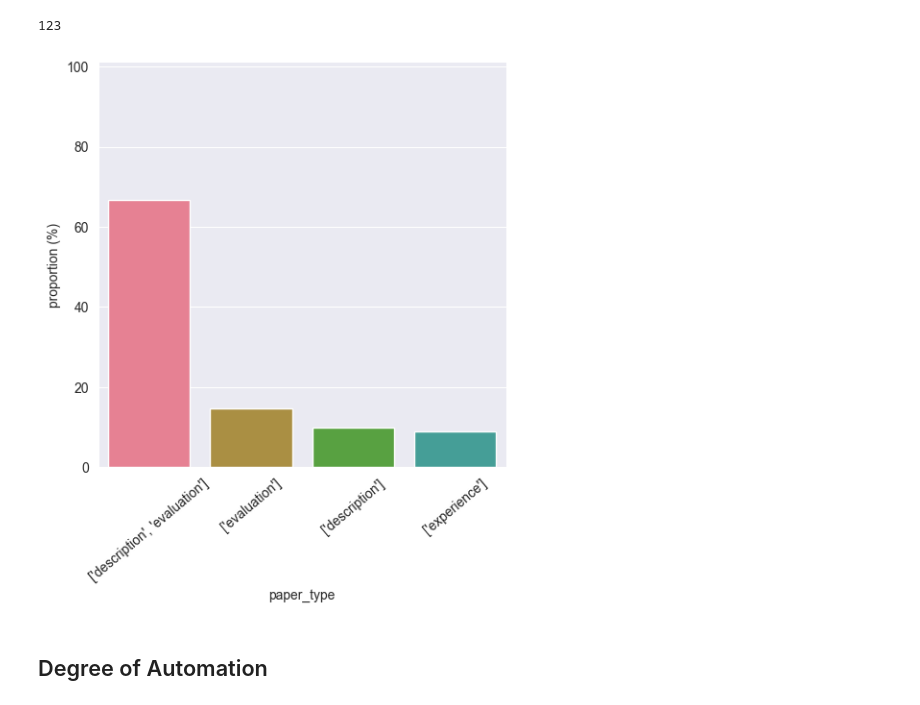
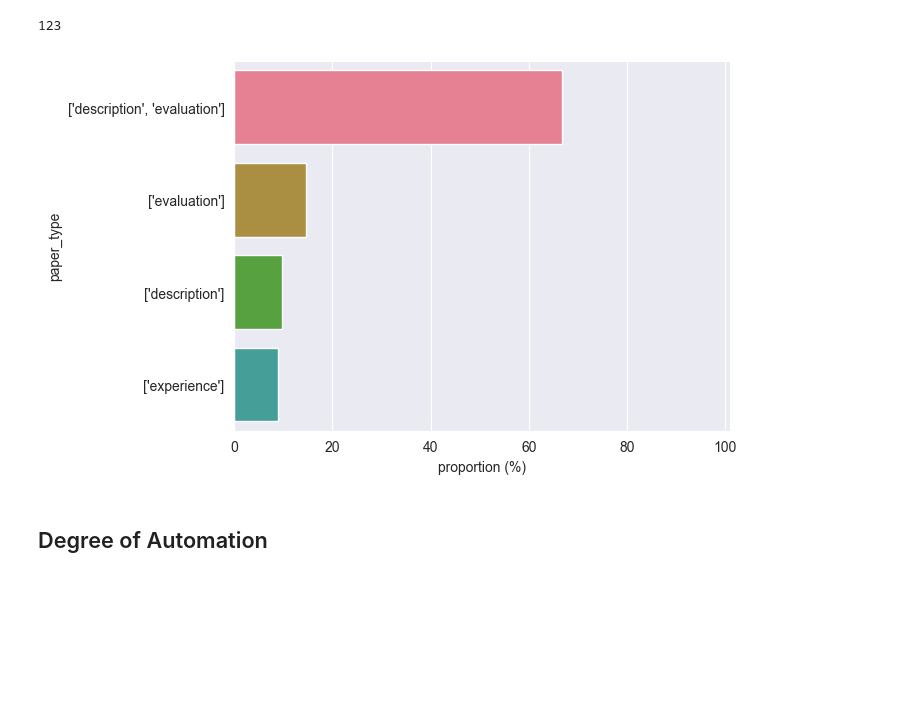
Before and after one commit to m-messer/Automated-Assessment-SLR-Data-Processing, a Jupyter notebook: analysis.ipynb, the cells around one changed output. Drawn from its saved outputs; the diff is of its cells as text; code cells hidden in the pictures; blank space fills up the shorter version.

Commit message:
PHD-128 Converted most bar charts to horiz

```diff
--- a/analysis.ipynb
+++ b/analysis.ipynb
@@ -57,13 +57,12 @@ paper_types.no_type.sum()
 # %% [output]
 123
 # %%
-ax_type = sns.catplot(paper_types, kind='bar', x='paper_type', y='proportion')
-ax_type.set(ylabel = 'proportion (%)')
-plt.xticks(rotation=40)
-plt.ylim([0, 101])
+ax_type = sns.barplot(paper_types, y='paper_type', x='proportion')
+ax_type.set(xlabel = 'proportion (%)')
+plt.xlim([0, 101])
 plt.savefig('plots/paper_types.pdf', bbox_inches='tight')
 # %% [output]
-[figure, old version]
+[figure, new version]
 # %% [markdown]
 ## Degree of Automation
 # %%
```
Also changed, not shown: parts of 8 cells of this notebook, 9 other files.
